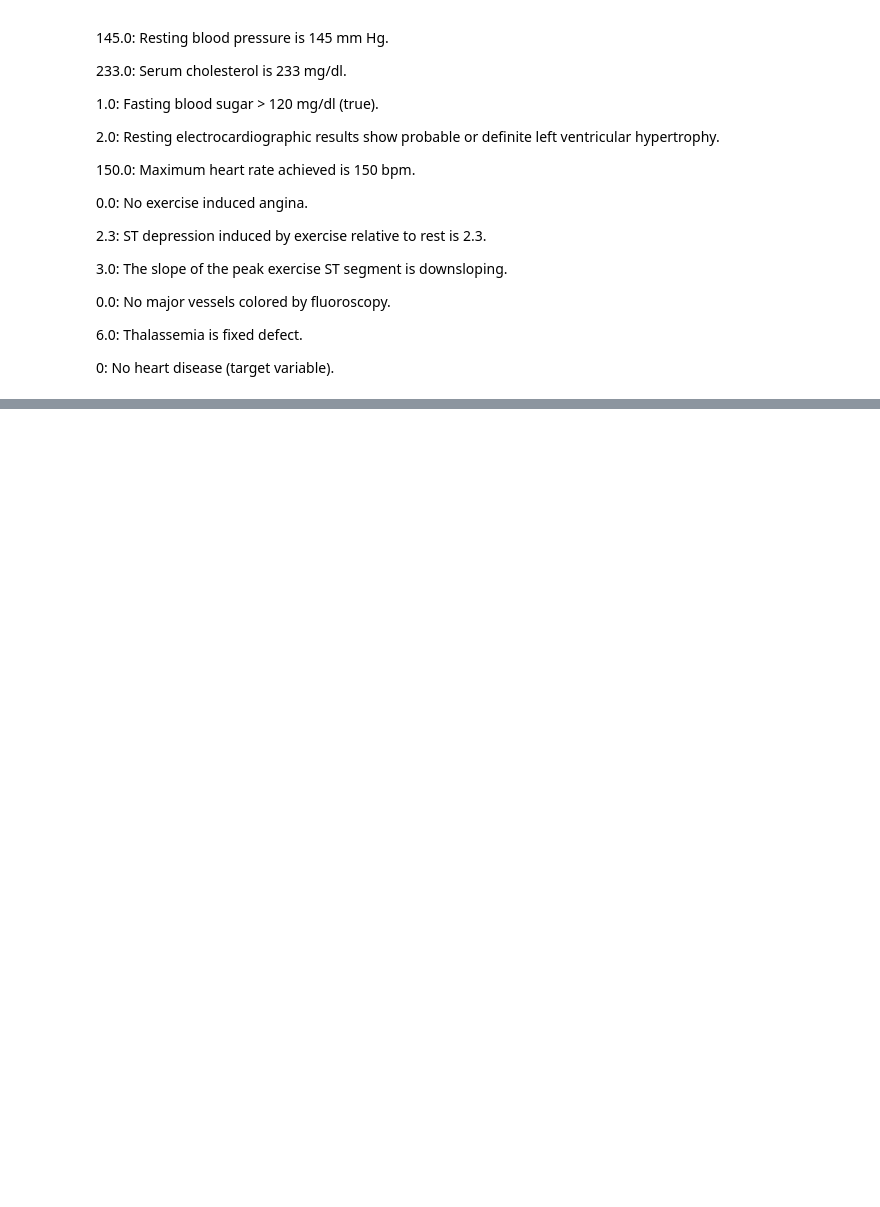
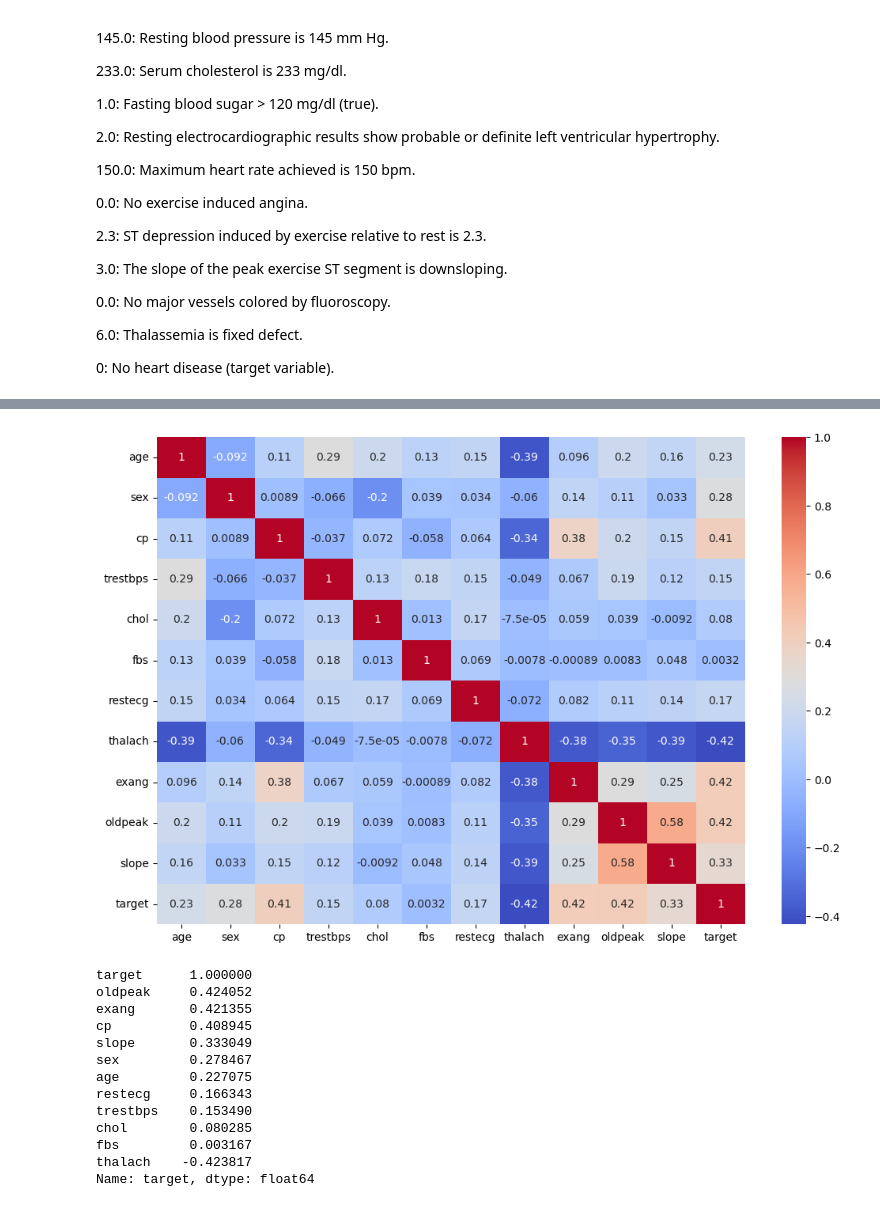
Before and after one commit to suryakanth-pillalamarri/DataScience, a Jupyter notebook: ML/Classification/SVM/heartDiseaseDetection/svmclassifier.ipynb, the cells around one changed output, grey strips where cells are left out. Cells and saved outputs as stored; diff of their text form; code cells hidden in the pictures; blank space fills up the shorter version.

```diff
--- a/ML/Classification/SVM/heartDiseaseDetection/svmclassifier.ipynb
+++ b/ML/Classification/SVM/heartDiseaseDetection/svmclassifier.ipynb
@@ -125,0 +219,2 @@ target: Diagnosis of heart disease (0 = no heart disease, 1-4 = presence of hear
+# %%
+df.replace('?', np.nan, inplace=True)
@@ -125,0 +303,3 @@ target: Diagnosis of heart disease (0 = no heart disease, 1-4 = presence of hear
+# %%
+# drop the columns with null values
+df.dropna(inplace=True)
@@ -125,0 +348,2 @@ target: Diagnosis of heart disease (0 = no heart disease, 1-4 = presence of hear
+# %%
+df['target']=df['target'].apply(lambda x: 1 if x>0 else 0)
@@ -125,0 +362,28 @@ target: Diagnosis of heart disease (0 = no heart disease, 1-4 = presence of hear
+# %%
+#compute the corelation matrix
+corr=df.corr()
+# print(corr)
+
+# print the heatmap
+
+plt.figure(figsize=(12,8))
+sns.heatmap(corr,annot=True,cmap='coolwarm')
+plt.show()
+
+#pinting the corelation with the target variable
+print(corr['target'].sort_values(ascending=False))
+# %% [output]
+[figure, added]
+target      1.000000
+oldpeak     0.424052
+exang       0.421355
+cp          0.408945
+slope       0.333049
+sex         0.278467
+age         0.227075
+restecg     0.166343
+trestbps    0.153490
+chol        0.080285
+fbs         0.003167
+thalach    -0.423817
+Name: target, dtype: float64
```
Also changed, not shown: parts of 37 cells of this notebook, 3 other files.
